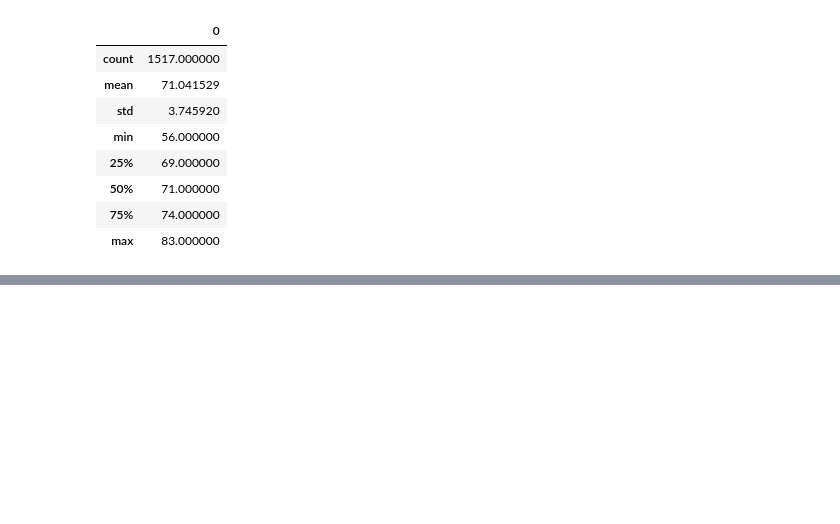
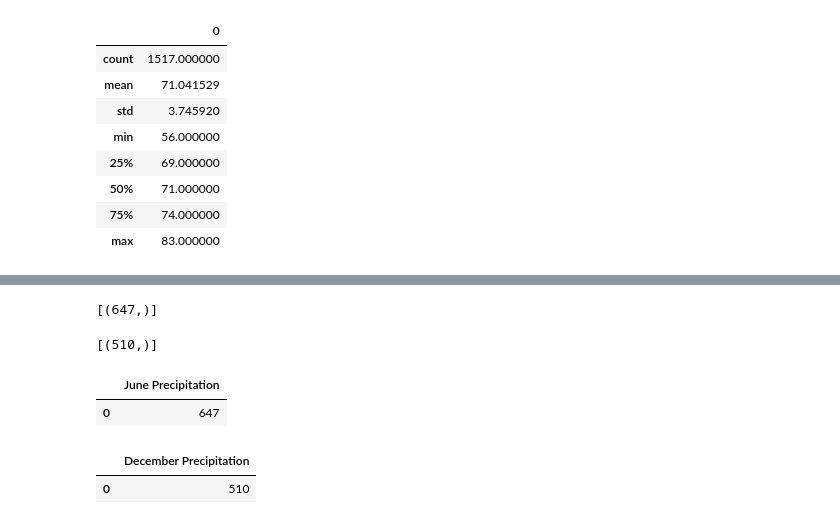
Before and after one commit to Mugunthan24/surfs_up, a Jupyter notebook: SurfsUp_Challenge.ipynb, the cells around one changed output, grey strips where cells are left out. Saved outputs shown, nothing was run; the diff lists cells and outputs as text; code cells hidden in the pictures; blank space fills up the shorter version.

```diff
--- a/SurfsUp_Challenge.ipynb
+++ b/SurfsUp_Challenge.ipynb
@@ -254,0 +317,30 @@ december_prcp_df.describe()
+# %%
+# Query that filters the Measurement table to retrieve the count of days in June with no precipitation
+june_prcp_count = session.query(func.count(Measurement.date)).\
+                        filter(extract('month', Measurement.date)==6).\
+                        filter(Measurement.prcp == 0.0).all()
+june_prcp_count
+# %% [output]
+[(647,)]
+# %%
+# Query that filters the Measurement table to retrieve the count of days in December with no precipitation
+december_prcp_count= session.query(func.count(Measurement.date)).\
+                        filter(extract('month', Measurement.date)==12).\
+                        filter(Measurement.prcp == 0.0).all()
+december_prcp_count
+# %% [output]
+[(510,)]
+# %%
+june_prcp_count_df = pd.DataFrame(june_prcp_count)
+june_prcp_count_df.columns = ['June Precipitation']
+june_prcp_count_df
+# %% [output]
+|  | June Precipitation |
+| 0 | 647 |
+# %%
+december_prcp_count_df = pd.DataFrame(december_prcp_count)
+december_prcp_count_df.columns = ['December Precipitation']
+december_prcp_count_df
+# %% [output]
+|  | December Precipitation |
+| 0 | 510 |
```
Also changed, not shown: parts of 13 cells of this notebook, 3 other files.
